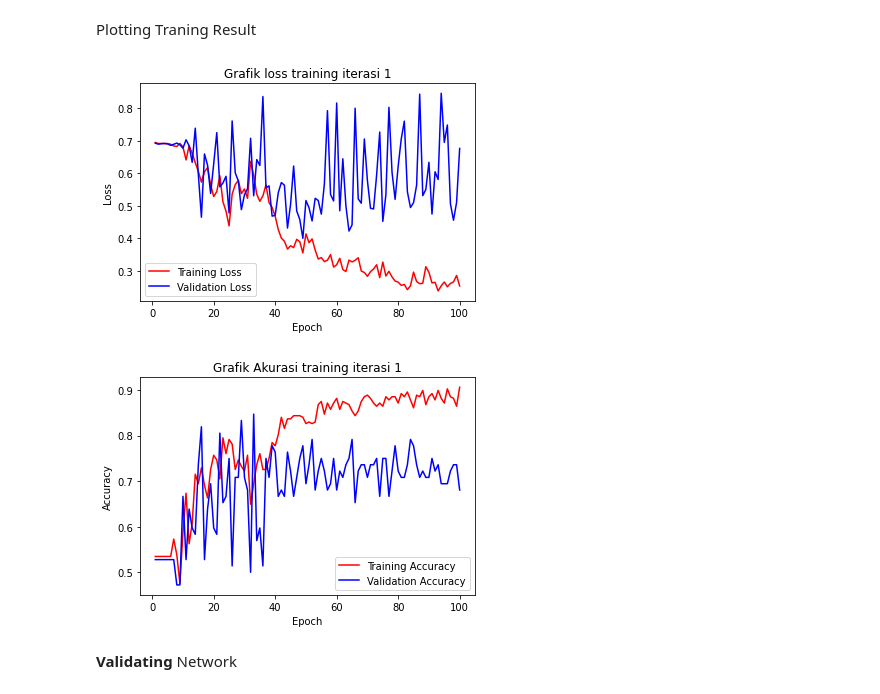
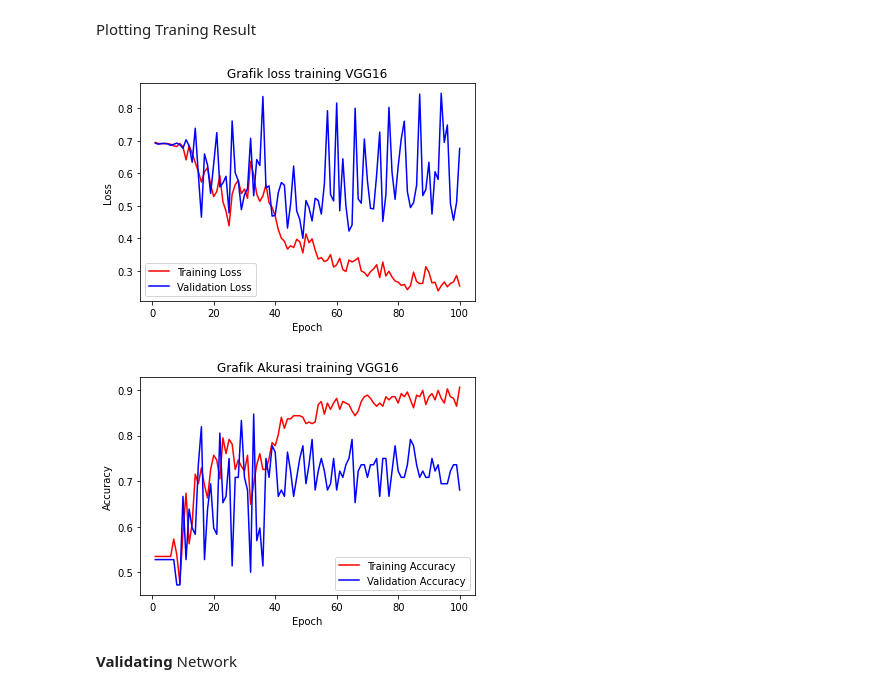
Before and after one commit to TaufiqIdrus/Aplikasi-Pendeteksi-Mobil-master, a Jupyter notebook: Kodingan_Skripsi_5_(VGG16).ipynb, the cells around one changed output. Cells and saved outputs as stored; diff of their text form; code cells hidden in the pictures.

```diff
--- a/Kodingan_Skripsi_5_(VGG16).ipynb
+++ b/Kodingan_Skripsi_5_(VGG16).ipynb
@@ -267,19 +267,21 @@ Plotting Traning Result
 # %%
   #plotting
   epochs = range(1, len(history.history['loss'])+1)
-  plt.title(f"Grafik loss training iterasi {iterasi}")
+  #plt.title(f"Grafik loss training iterasi {iterasi}")
+  plt.title(f"Grafik loss training VGG16")
   plt.plot(epochs, history.history['loss'], 'r', label='Training Loss')
   plt.plot(epochs, history.history['val_loss'], 'b', label='Validation Loss')
   plt.xlabel("Epoch")
   plt.ylabel("Loss")
   plt.legend()
   plt.show()
 # %% [output]
-[figure, old version]
+[figure, new version]
 # %%
   #plotting
   epochs = range(1, len(history.history['loss'])+1)
-  plt.title(f"Grafik Akurasi training iterasi {iterasi}")
+  #plt.title(f"Grafik Akurasi training iterasi {iterasi}")
+  plt.title(f"Grafik Akurasi training VGG16")
   plt.plot(epochs, history.history['Accuracy'], 'r', label='Training Accuracy')
   plt.plot(epochs, history.history['val_Accuracy'], 'b', label='Validation Accuracy')
   plt.xlabel("Epoch")
@@ -287,7 +289,7 @@ Plotting Traning Result
   plt.legend()
   plt.show()
 # %% [output]
-[figure, old version]
+[figure, new version]
 # %% [markdown]
 **Validating** Network
 # %%
```
